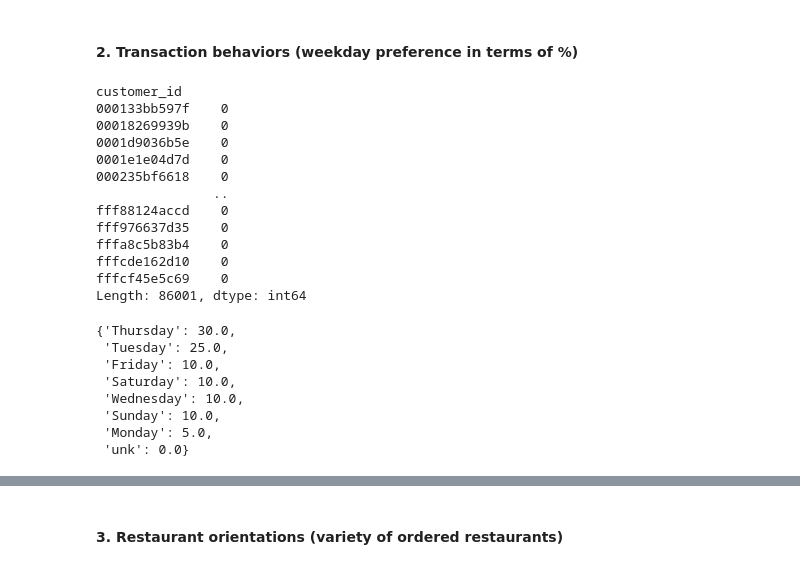
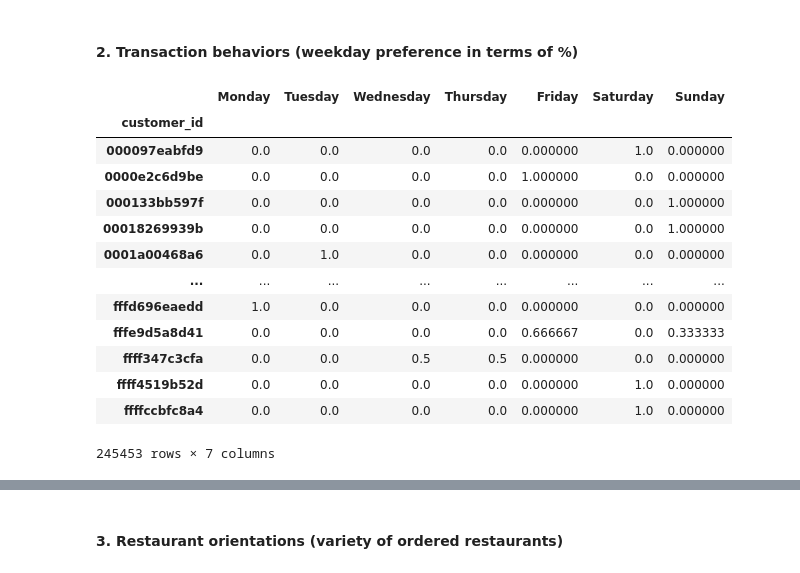
Before and after one commit to iceberg12/orange-eat-apple, a Jupyter notebook: EDA.ipynb, the cells around one changed output, grey strips where cells are left out. Drawn from its saved outputs; the diff is of its cells as text; code cells hidden in the pictures.

```diff
--- a/EDA.ipynb
+++ b/EDA.ipynb
@@ -362,27 +398,29 @@ df_misc
 # %% [markdown]
 #### 2. Transaction behaviors (weekday preference in terms of %)
-# %%
-def weekday_dist(g):
-#     g = df[df.customer_id=='001ae9f68533']
-    x = g.weekday.value_counts() / len(g) * 100
-    x.to_dict()
-    return 0
-
-df_weekday = df.groupby(['customer_id'])[['is_failed', 'weekday']].apply(weekday_dist)
-# df_weekday.name = 'count'
-# df_weekday = df_weekday.reset_index()
-df_weekday
-# %% [output]
-customer_id
-000133bb597f    0
-00018269939b    0
-0001d9036b5e    0
-0001e1e04d7d    0
-000235bf6618    0
-               ..
-fff88124accd    0
-fff976637d35    0
-fffa8c5b83b4    0
-fffcde162d10    0
-fffcf45e5c69    0
-Length: 86001, dtype: int64
+# %%
+weekdays = ['Monday', 'Tuesday', 'Wednesday', 'Thursday', 'Friday', 'Saturday', 'Sunday']
+
+df_weekday = df.groupby('customer_id')['weekday'].value_counts(normalize=True)
+df_weekday = df_weekday.reset_index(name='perc')
+df_weekday = pd.pivot_table(df_weekday, index=['customer_id'], columns=['weekday'],
+        values=['perc'], aggfunc=np.mean)
+df_weekday.columns = [col[-1] for col in df_weekday.columns.values]
+df_weekday.fillna(0, inplace=True)
+
+df_weekday = df_weekday[weekdays]
+df_weekday
+# %% [output]
+|  | Monday | Tuesday | Wednesday | Thursday | Friday | Saturday | Sunday |
+| customer_id |  |  |  |  |  |  |  |
+| 000097eabfd9 | 0.0 | 0.0 | 0.0 | 0.0 | 0.000000 | 1.0 | 0.000000 |
+| 0000e2c6d9be | 0.0 | 0.0 | 0.0 | 0.0 | 1.000000 | 0.0 | 0.000000 |
+| 000133bb597f | 0.0 | 0.0 | 0.0 | 0.0 | 0.000000 | 0.0 | 1.000000 |
+| 00018269939b | 0.0 | 0.0 | 0.0 | 0.0 | 0.000000 | 0.0 | 1.000000 |
+| 0001a00468a6 | 0.0 | 1.0 | 0.0 | 0.0 | 0.000000 | 0.0 | 0.000000 |
+| ... | ... | ... | ... | ... | ... | ... | ... |
+| fffd696eaedd | 1.0 | 0.0 | 0.0 | 0.0 | 0.000000 | 0.0 | 0.000000 |
+| fffe9d5a8d41 | 0.0 | 0.0 | 0.0 | 0.0 | 0.666667 | 0.0 | 0.333333 |
+| ffff347c3cfa | 0.0 | 0.0 | 0.5 | 0.5 | 0.000000 | 0.0 | 0.000000 |
+| ffff4519b52d | 0.0 | 0.0 | 0.0 | 0.0 | 0.000000 | 1.0 | 0.000000 |
+| ffffccbfc8a4 | 0.0 | 0.0 | 0.0 | 0.0 | 0.000000 | 1.0 | 0.000000 |
+245453 rows × 7 columns
@@ -389,17 +429,14 @@ Length: 86001, dtype: int64
 # %%
-weekdays = ['Thursday', 'Tuesday', 'Friday', 'Saturday', 'Wednesday', 'Sunday', 'Monday', 'unk']
+# weekdays = ['Monday', 'Tuesday', 'Wednesday', 'Thursday', 'Friday', 'Saturday', 'Sunday']
 
-g = df[df.customer_id=='001ae9f68533']
-x = g.weekday.value_counts() / len(g) * 100
-x = x.to_dict()
-for d in weekdays:
-    x[d] = x.get(d, 0.0)
+
+# def weekday_dist(g):
+#     weekday_cnt = g.weekday.value_counts() / len(g) * 100
+#     weekday_cnt = weekday_cnt.to_dict()
+#     for d in weekdays:
+#         weekday_cnt[d] = weekday_cnt.get(d, 0.0)
+
+#     return pd.Series(weekday_cnt, index=weekdays)
+
+# df_weekday = df.groupby(['customer_id'])[['weekday']].apply(weekday_dist)
+# df_weekday
-# %% [output]
-{'Thursday': 30.0,
- 'Tuesday': 25.0,
- 'Friday': 10.0,
- 'Saturday': 10.0,
- 'Wednesday': 10.0,
- 'Sunday': 10.0,
- 'Monday': 5.0,
- 'unk': 0.0}
```
Also changed, not shown: parts of 28 cells of this notebook.
